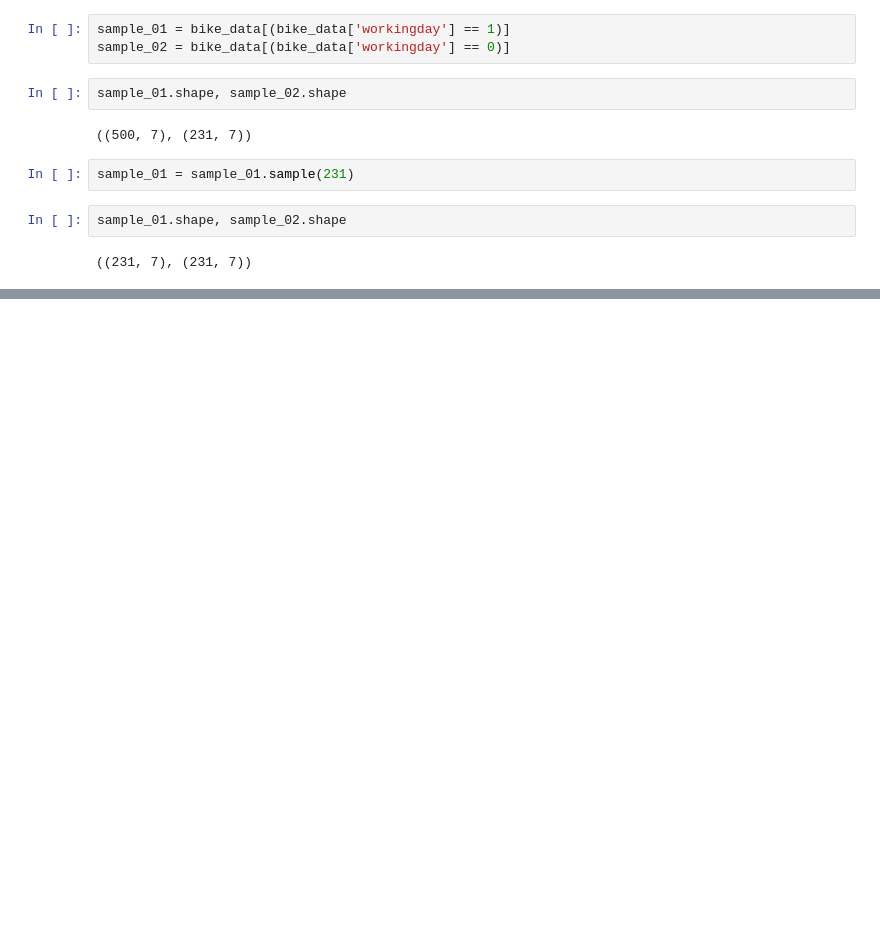
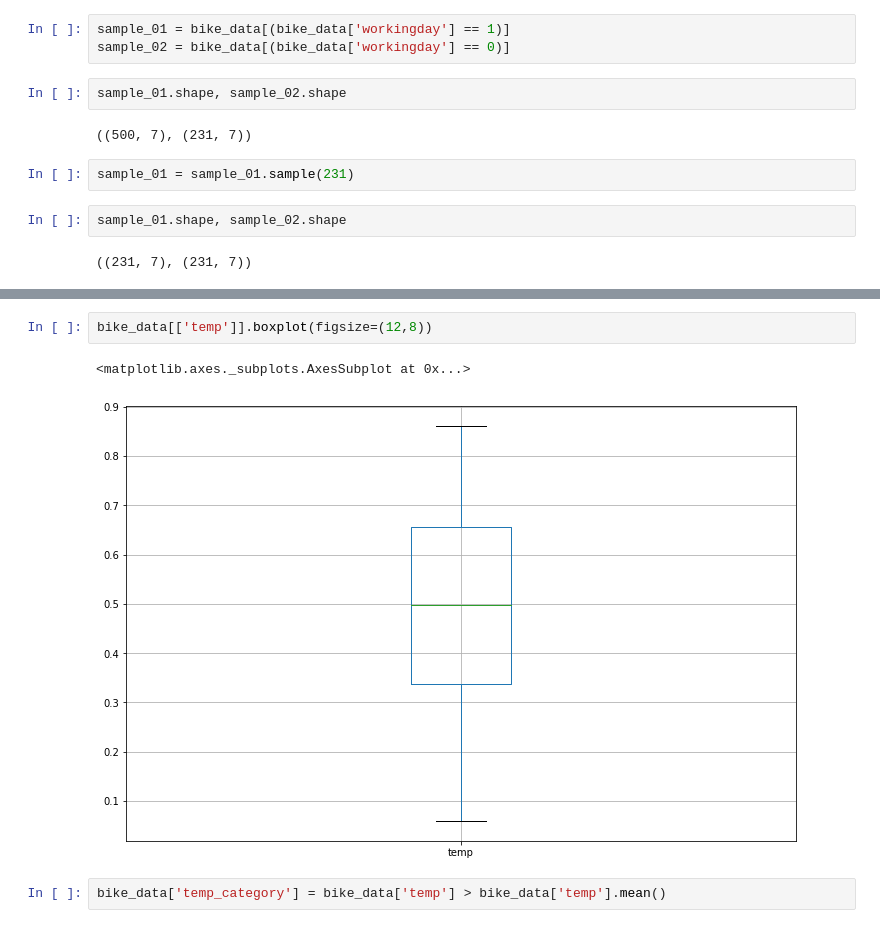
Before and after one commit to huseyinmavice/PS_Statistical_Models, a Jupyter notebook: codes/Module_02/T_Test.ipynb, the cells around one changed output, grey strips where cells are left out. Saved outputs shown, nothing was run; the diff lists cells and outputs as text; blank space fills up the shorter version.

```diff
--- a/codes/Module_02/T_Test.ipynb
+++ b/codes/Module_02/T_Test.ipynb
@@ -111,0 +182,7 @@ sample_01.shape, sample_02.shape
+# %%
+bike_data[['temp']].boxplot(figsize=(12,8))
+# %% [output]
+<matplotlib.axes._subplots.AxesSubplot at 0x...>
+[figure, added]
+# %%
+bike_data['temp_category'] = bike_data['temp'] > bike_data['temp'].mean()
```
Also changed, not shown: parts of 31 cells of this notebook.
